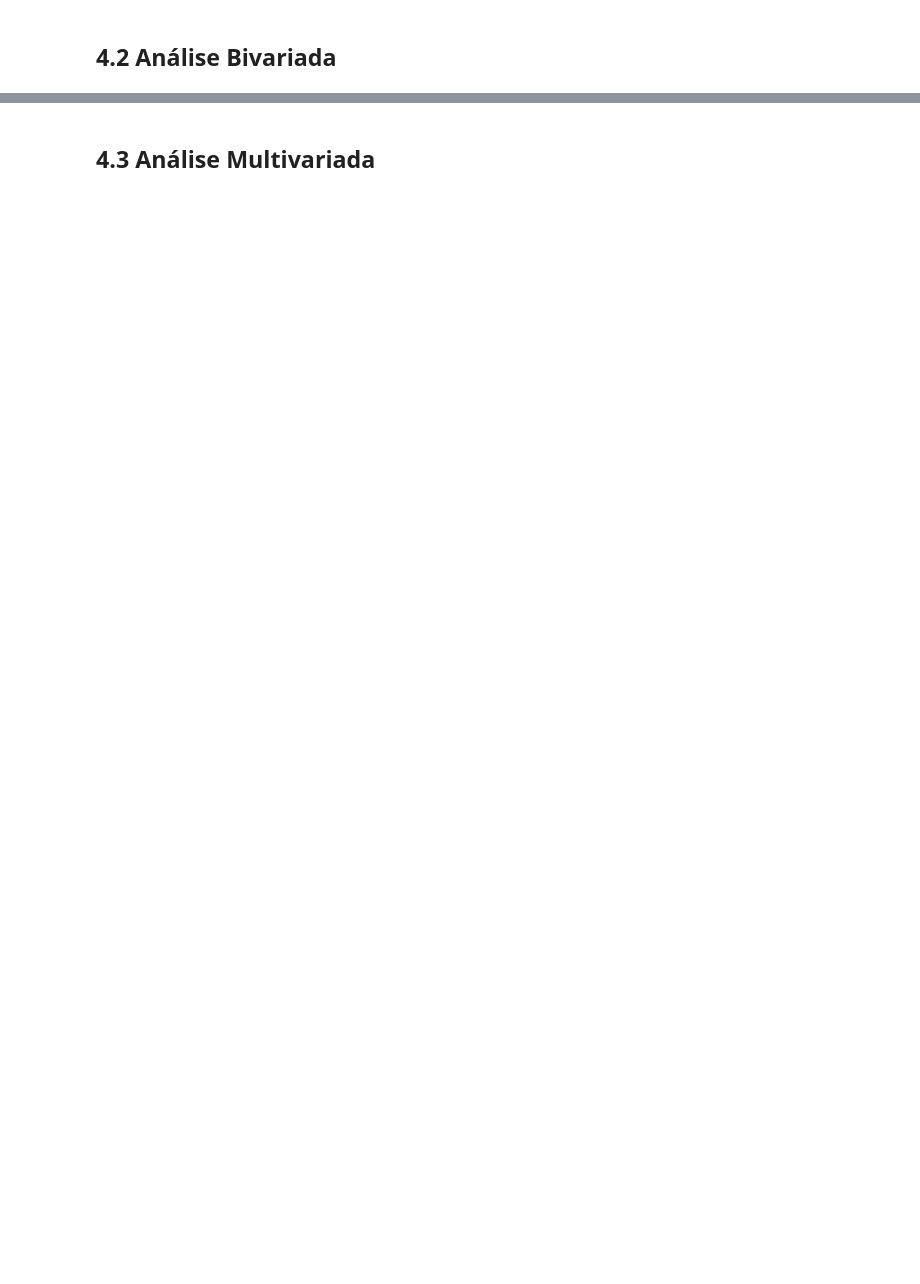
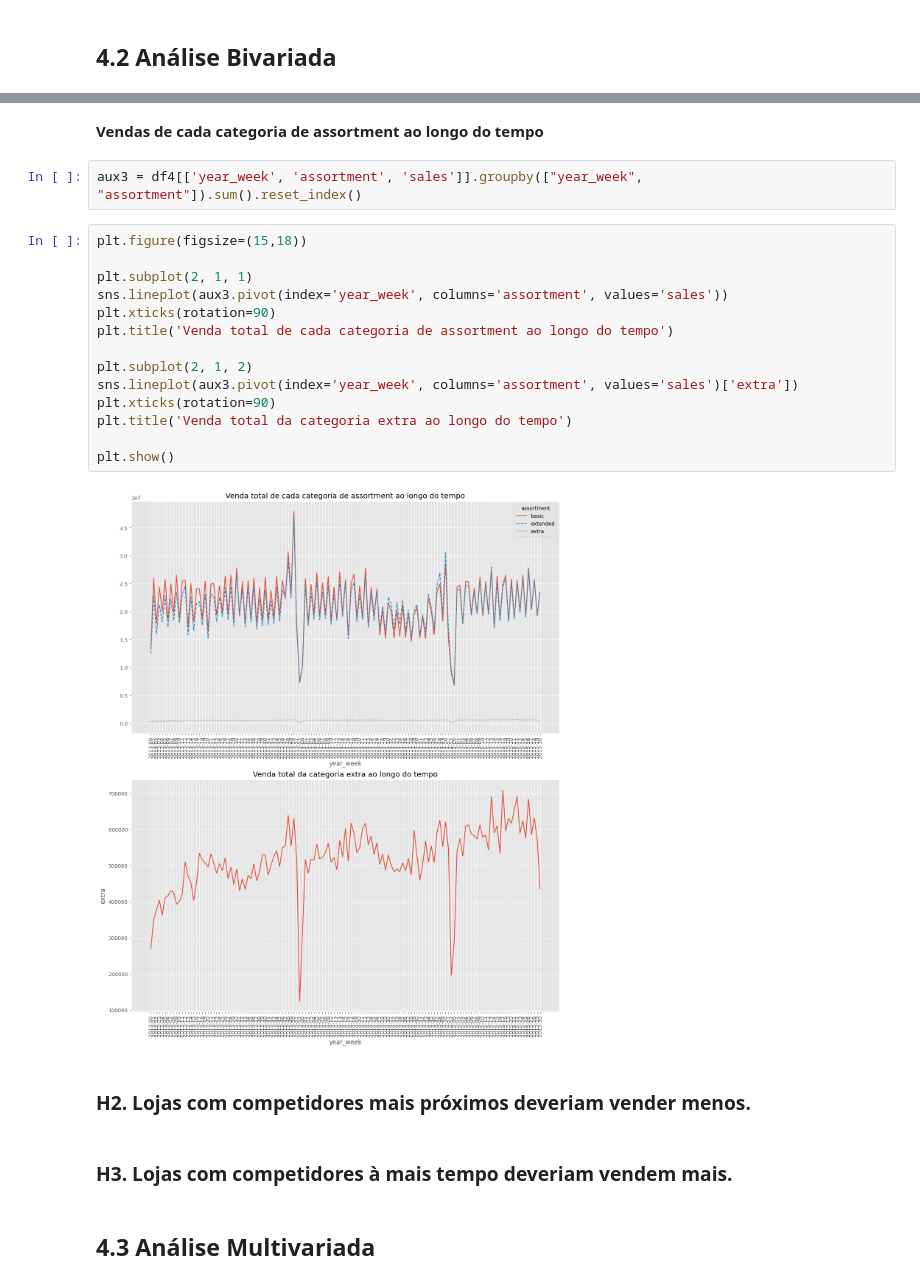
Before and after one commit to AllanCasado/ds_em_producao, a Jupyter notebook: notebooks/rossmann_sales_prediction.ipynb, the cells around one changed output, grey strips where cells are left out. Cells and saved outputs as stored; diff of their text form; blank space fills up the shorter version.

```diff
--- a/notebooks/rossmann_sales_prediction.ipynb
+++ b/notebooks/rossmann_sales_prediction.ipynb
@@ -765,2 +830,26 @@ Olhando para 'store_type':
+# %% [markdown]
+**Vendas de cada categoria de assortment ao longo do tempo**
+# %%
+aux3 = df4[['year_week', 'assortment', 'sales']].groupby(["year_week", "assortment"]).sum().reset_index()
+# %%
+plt.figure(figsize=(15,18))
+
+plt.subplot(2, 1, 1)
+sns.lineplot(aux3.pivot(index='year_week', columns='assortment', values='sales'))
+plt.xticks(rotation=90)
+plt.title('Venda total de cada categoria de assortment ao longo do tempo')
+
+plt.subplot(2, 1, 2)
+sns.lineplot(aux3.pivot(index='year_week', columns='assortment', values='sales')['extra'])
+plt.xticks(rotation=90)
+plt.title('Venda total da categoria extra ao longo do tempo')
+
+plt.show()
+# %% [output]
+[figure, added]
+# %% [markdown]
+### H2. Lojas com competidores mais próximos deveriam vender menos.
+# %% [markdown]
+### H3. Lojas com competidores à mais tempo deveriam vendem mais.
 # %% [markdown]
 ## 4.3 Análise Multivariada
```
Also changed, not shown: parts of 13 cells of this notebook.
